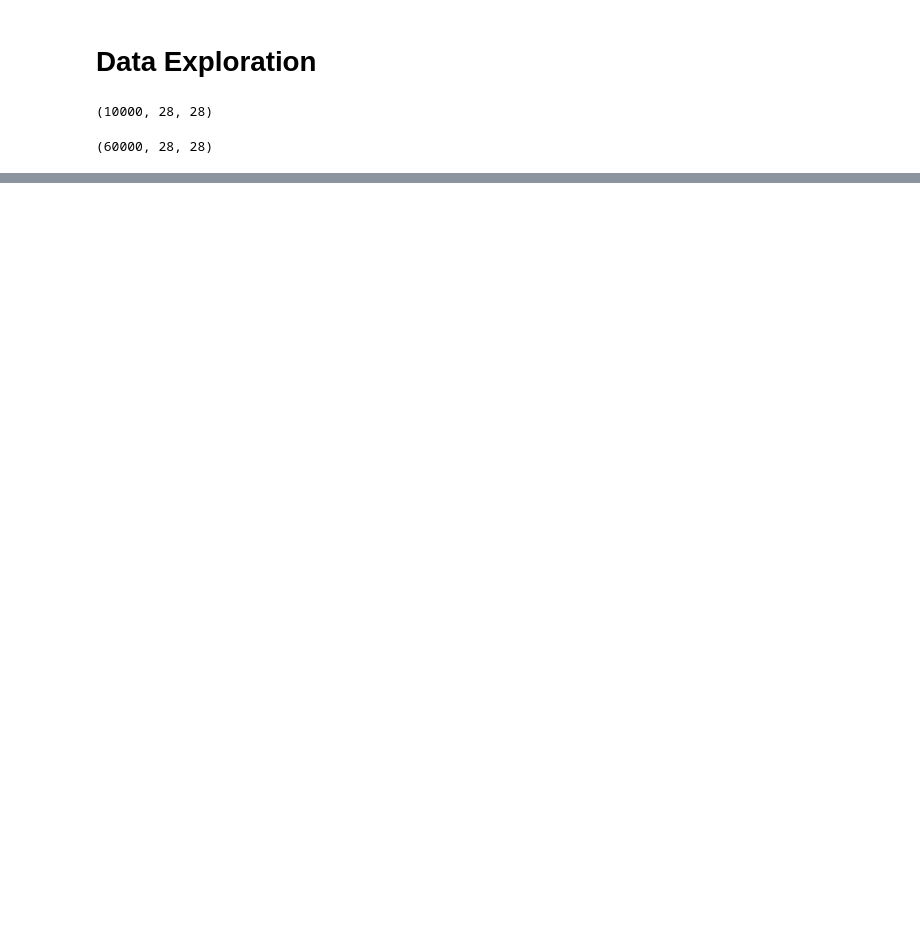
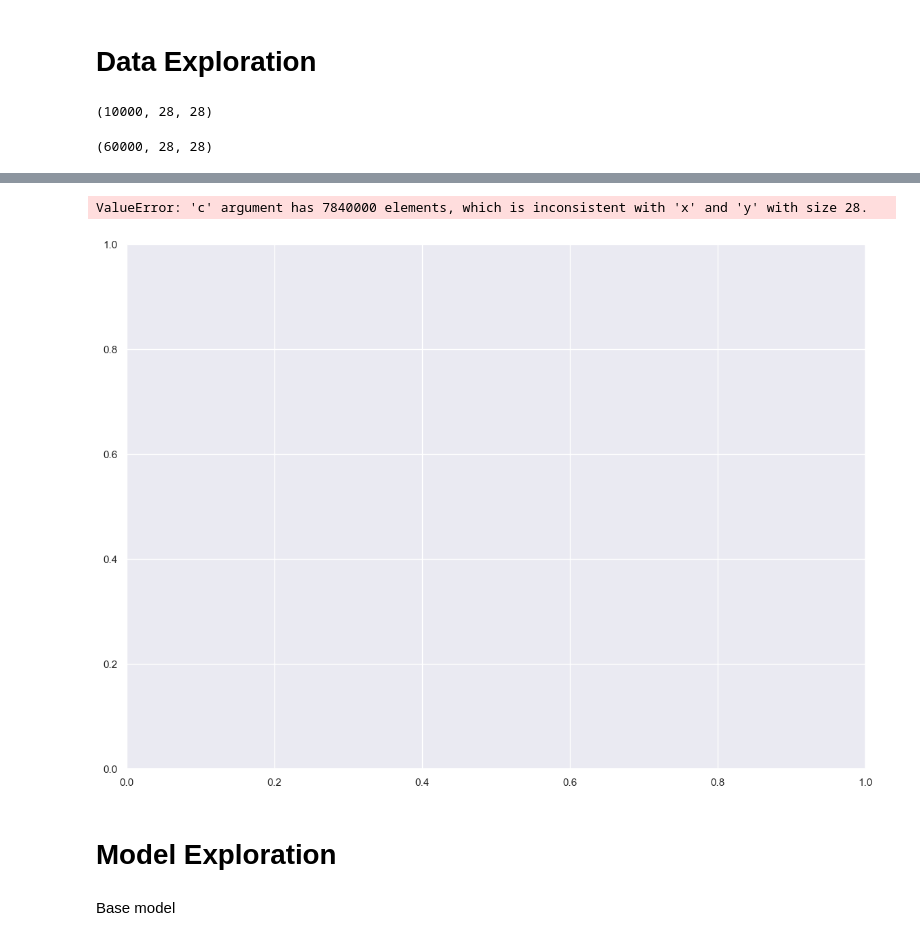
Before and after one commit to GonzaLinares/TP1_RN, a Jupyter notebook: FashionMNIST/main.ipynb, the cells around one changed output, grey strips where cells are left out. Drawn from its saved outputs; the diff is of its cells as text; code cells hidden in the pictures; blank space fills up the shorter version.

```diff
--- a/FashionMNIST/main.ipynb
+++ b/FashionMNIST/main.ipynb
@@ -38,0 +59,4 @@ TypeError: Invalid shape (10, 28, 28) for image data
+# %%
+data = train / 255.0
+target = labels
+data.shape
@@ -38,0 +71,13 @@ TypeError: Invalid shape (10, 28, 28) for image data
+# %%
+fig, ax = plt.subplots(1, figsize=(14, 10))
+plt.scatter(*embedding.T, s=0.1, c=target, cmap='Spectral', alpha=1.0)
+plt.setp(ax, xticks=[], yticks=[])
+cbar = plt.colorbar(boundaries=np.arange(11)-0.5)
+cbar.set_ticks(np.arange(10))
+cbar.set_ticklabels(classes)
+plt.title('Fashion MNIST Embedded via UMAP using Labels');
+# %% [output]
+ValueError: 'c' argument has 7840000 elements, which is inconsistent with 'x' and 'y' with size 28.
+[figure, added]
+# %% [markdown]
+# Model Exploration
@@ -38,0 +93,2 @@ TypeError: Invalid shape (10, 28, 28) for image data
+# %% [markdown]
+Base model
```
Also changed, not shown: parts of 17 cells of this notebook.
